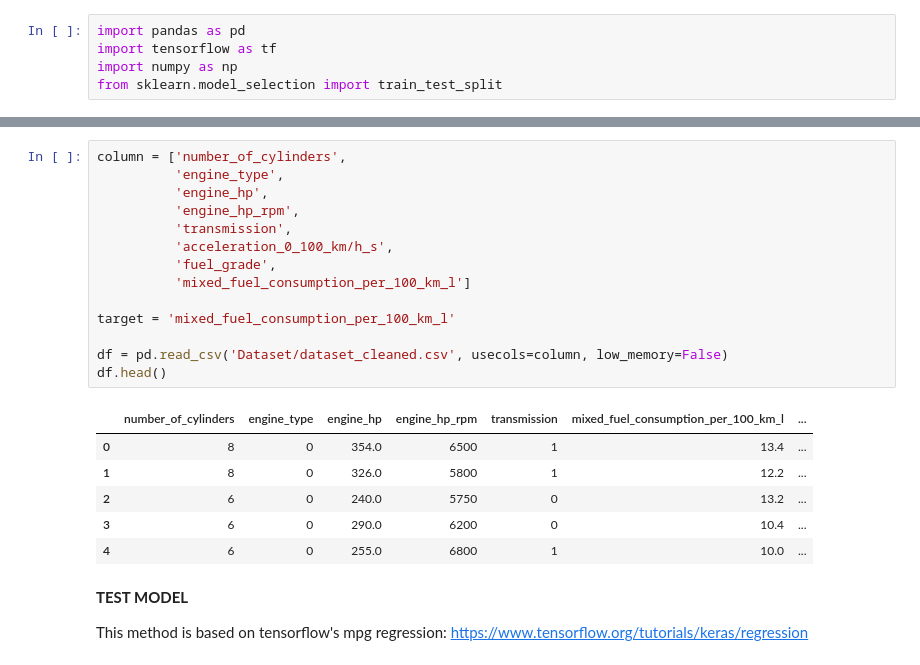
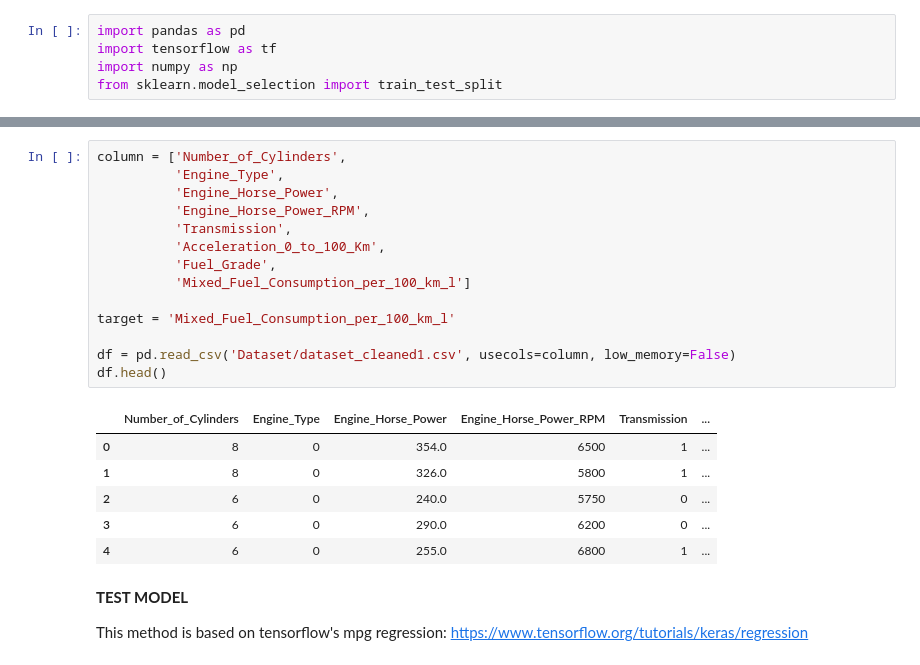
Before and after one commit to Lut-Fuel/Machine-Learning, a Jupyter notebook: model_test.ipynb, the cells around one changed output, grey strips where cells are left out. Cells and saved outputs as stored; diff of their text form.

```diff
--- a/model_test.ipynb
+++ b/model_test.ipynb
@@ -6,24 +30,24 @@ from sklearn.model_selection import train_test_split
 # %%
-column = ['number_of_cylinders',
-          'engine_type',
-          'engine_hp',
-          'engine_hp_rpm',
-          'transmission',
-          'acceleration_0_100_km/h_s',
-          'fuel_grade',
-          'mixed_fuel_consumption_per_100_km_l']
+column = ['Number_of_Cylinders',
+          'Engine_Type',
+          'Engine_Horse_Power',
+          'Engine_Horse_Power_RPM',
+          'Transmission',
+          'Acceleration_0_to_100_Km',
+          'Fuel_Grade',
+          'Mixed_Fuel_Consumption_per_100_km_l']
 
-target = 'mixed_fuel_consumption_per_100_km_l'
+target = 'Mixed_Fuel_Consumption_per_100_km_l'
 
-df = pd.read_csv('Dataset/dataset_cleaned.csv', usecols=column, low_memory=False)
+df = pd.read_csv('Dataset/dataset_cleaned1.csv', usecols=column, low_memory=False)
 df.head()
 # %% [output]
-|  | number_of_cylinders | engine_type | engine_hp | engine_hp_rpm | transmission | mixed_fuel_consumption_per_100_km_l | ... |
-| 0 | 8 | 0 | 354.0 | 6500 | 1 | 13.4 | ... |
-| 1 | 8 | 0 | 326.0 | 5800 | 1 | 12.2 | ... |
-| 2 | 6 | 0 | 240.0 | 5750 | 0 | 13.2 | ... |
-| 3 | 6 | 0 | 290.0 | 6200 | 0 | 10.4 | ... |
-| 4 | 6 | 0 | 255.0 | 6800 | 1 | 10.0 | ... |
+|  | Number_of_Cylinders | Engine_Type | Engine_Horse_Power | Engine_Horse_Power_RPM | Transmission | ... |
+| 0 | 8 | 0 | 354.0 | 6500 | 1 | ... |
+| 1 | 8 | 0 | 326.0 | 5800 | 1 | ... |
+| 2 | 6 | 0 | 240.0 | 5750 | 0 | ... |
+| 3 | 6 | 0 | 290.0 | 6200 | 0 | ... |
+| 4 | 6 | 0 | 255.0 | 6800 | 1 | ... |
 # %% [markdown]
 **TEST MODEL**
 
```
Also changed, not shown: parts of 7 cells of this notebook, 14 other files.
